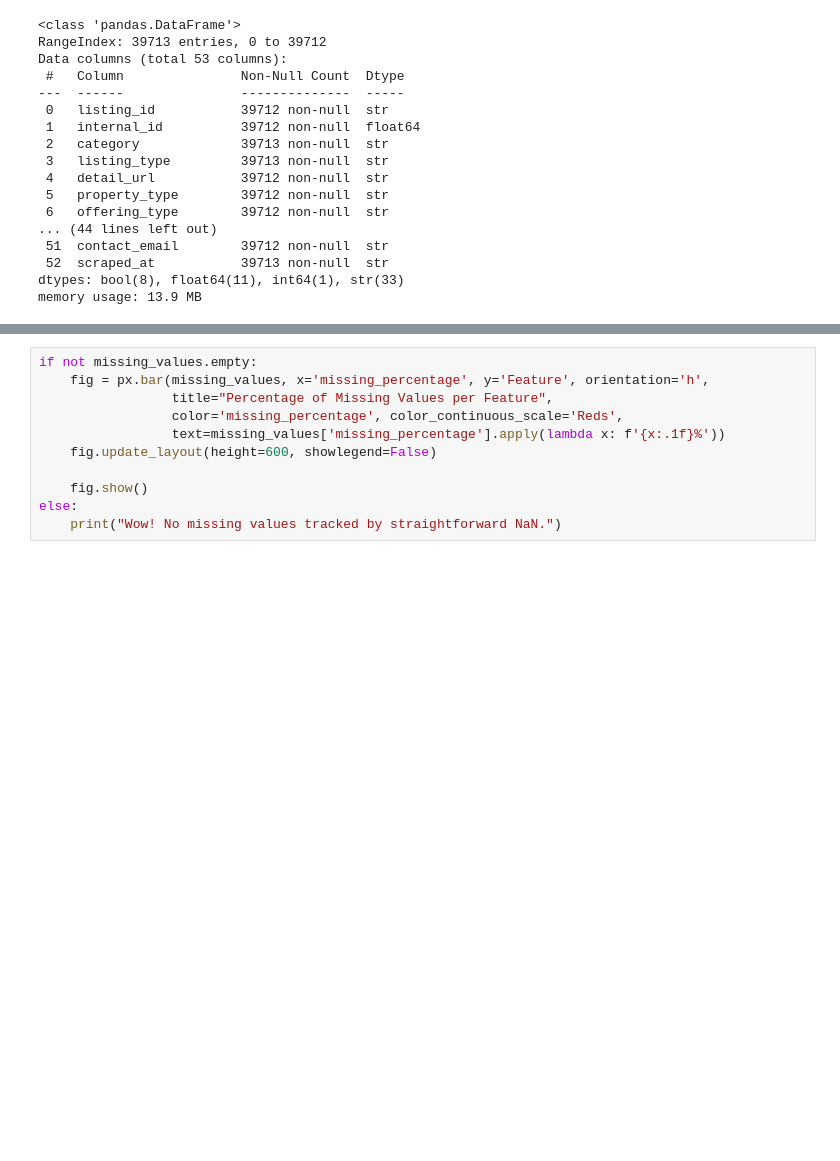
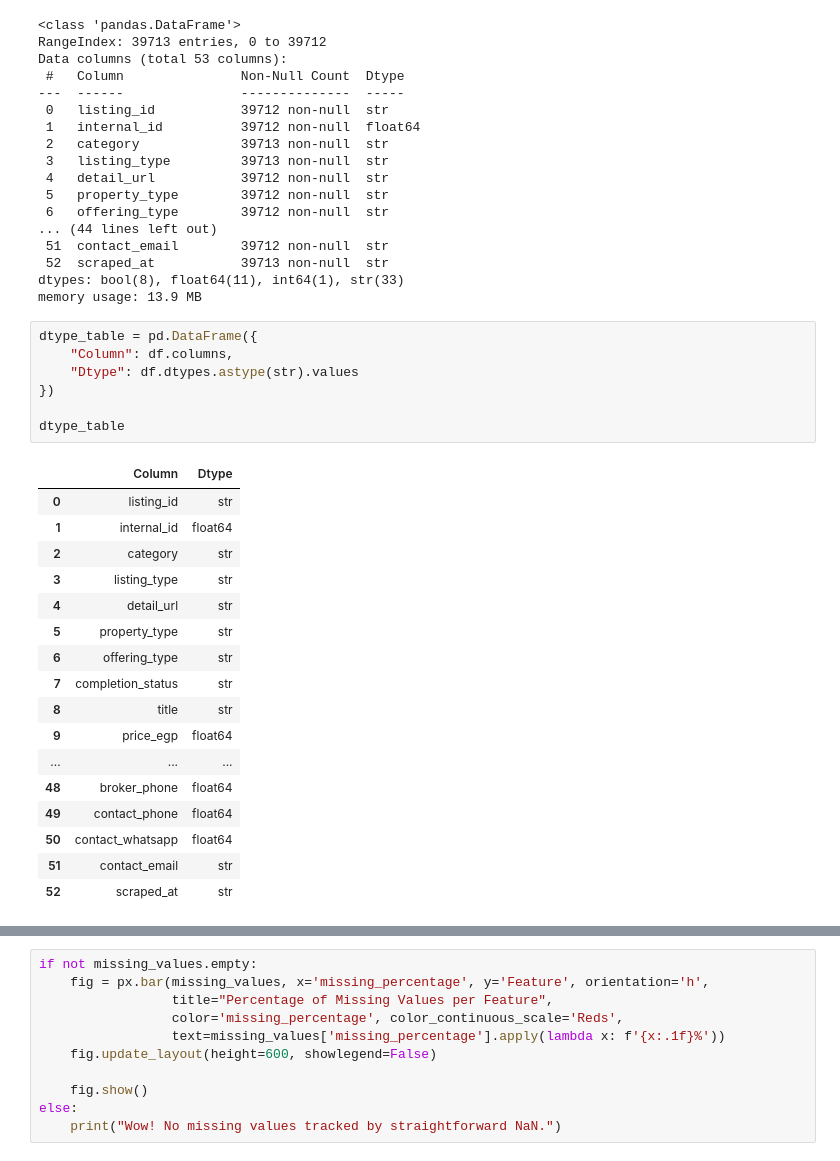
Before and after one commit to MohamedAtef721/Egypt-Real-Estate-Market-Analytics, a Jupyter notebook: Egypt_Real_Estate_EDA.ipynb, the cells around one changed output, grey strips where cells are left out. Cells and saved outputs as stored; diff of their text form; blank space fills up the shorter version.

Commit message:
Update data cleaning and preparation

```diff
--- a/Egypt_Real_Estate_EDA.ipynb
+++ b/Egypt_Real_Estate_EDA.ipynb
@@ -42,3 +42,28 @@ Data columns (total 53 columns):
  52  scraped_at           39713 non-null  str
 dtypes: bool(8), float64(11), int64(1), str(33)
 memory usage: 13.9 MB
+# %%
+dtype_table = pd.DataFrame({
+    "Column": df.columns,
+    "Dtype": df.dtypes.astype(str).values
+})
+
+dtype_table
+# %% [output]
+|  | Column | Dtype |
+| 0 | listing_id | str |
+| 1 | internal_id | float64 |
+| 2 | category | str |
+| 3 | listing_type | str |
+| 4 | detail_url | str |
+| 5 | property_type | str |
+| 6 | offering_type | str |
+| 7 | completion_status | str |
+| 8 | title | str |
+| 9 | price_egp | float64 |
+| ... | ... | ... |
+| 48 | broker_phone | float64 |
+| 49 | contact_phone | float64 |
+| 50 | contact_whatsapp | float64 |
+| 51 | contact_email | str |
+| 52 | scraped_at | str |
```
Also changed, not shown: parts of 14 cells of this notebook, 1 other file.
